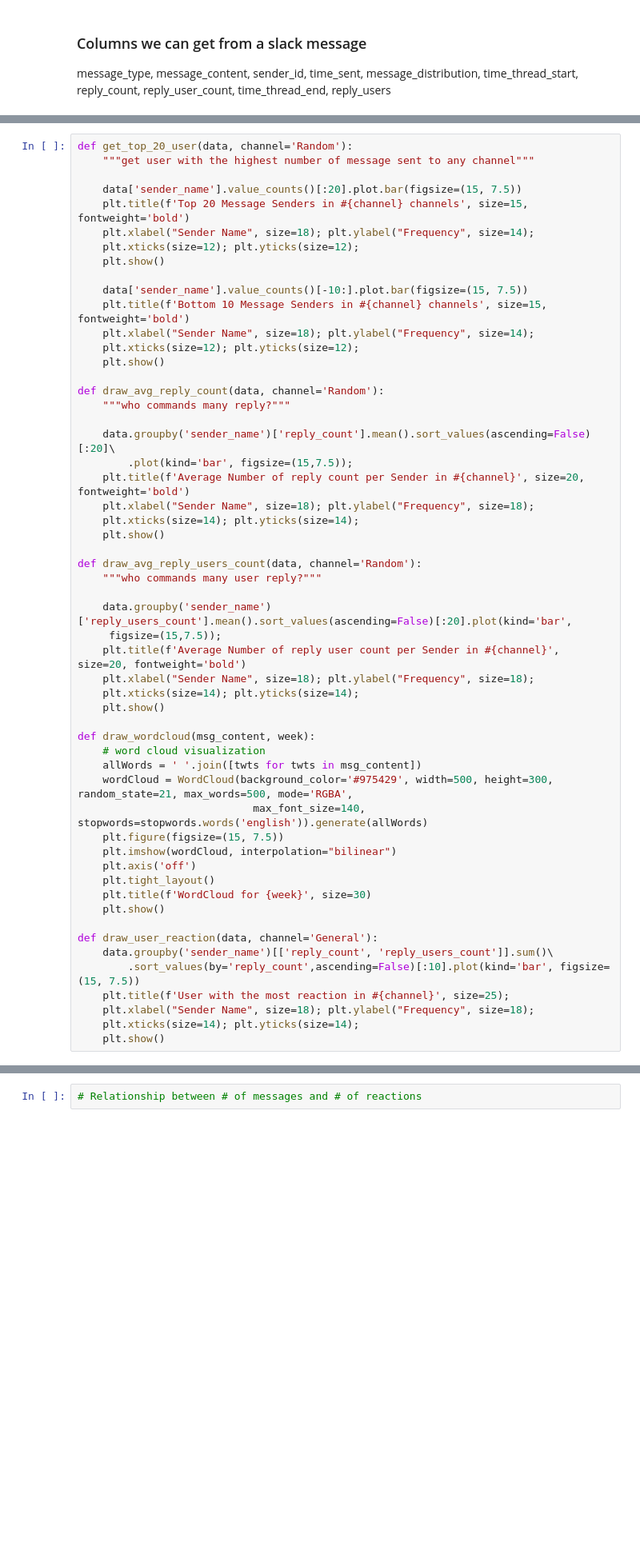
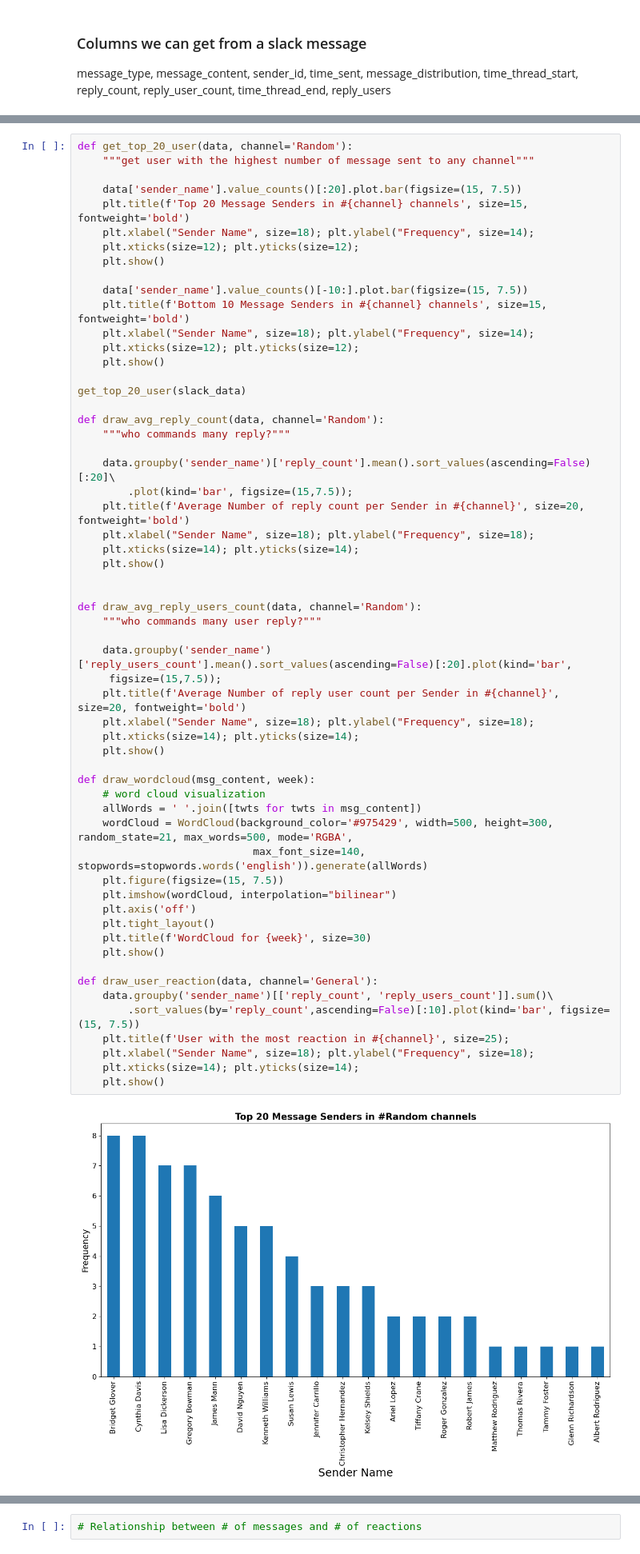
Before and after one commit to G1Daniel/week0-starter-code, a Jupyter notebook: notebooks/parse_slack_data.ipynb, the cells around one changed output, grey strips where cells are left out. Shown at 80% size. Saved outputs shown, nothing was run; the diff lists cells and outputs as text; blank space fills up the shorter version.

```diff
--- a/notebooks/parse_slack_data.ipynb
+++ b/notebooks/parse_slack_data.ipynb
@@ -232,6 +273,8 @@ def get_top_20_user(data, channel='Random'):
     plt.xticks(size=12); plt.yticks(size=12);
     plt.show()
 
+get_top_20_user(slack_data)
+
 def draw_avg_reply_count(data, channel='Random'):
     """who commands many reply?"""
 
@@ -241,33 +284,36 @@ def draw_avg_reply_count(data, channel='Random'):
     plt.xlabel("Sender Name", size=18); plt.ylabel("Frequency", size=18);
     plt.xticks(size=14); plt.yticks(size=14);
     plt.show()
+
 
 def draw_avg_reply_users_count(data, channel='Random'):
     """who commands many user reply?"""
 
     data.groupby('sender_name')['reply_users_count'].mean().sort_values(ascending=False)[:20].plot(kind='bar',
      figsize=(15,7.5));
     plt.title(f'Average Number of reply user count per Sender in #{channel}', size=20, fontweight='bold')
     plt.xlabel("Sender Name", size=18); plt.ylabel("Frequency", size=18);
     plt.xticks(size=14); plt.yticks(size=14);
     plt.show()
 
 def draw_wordcloud(msg_content, week):
     # word cloud visualization
     allWords = ' '.join([twts for twts in msg_content])
     wordCloud = WordCloud(background_color='#975429', width=500, height=300, random_state=21, max_words=500, mode='RGBA',
                             max_font_size=140, stopwords=stopwords.words('english')).generate(allWords)
     plt.figure(figsize=(15, 7.5))
     plt.imshow(wordCloud, interpolation="bilinear")
     plt.axis('off')
     plt.tight_layout()
     plt.title(f'WordCloud for {week}', size=30)
     plt.show()
 
 def draw_user_reaction(data, channel='General'):
     data.groupby('sender_name')[['reply_count', 'reply_users_count']].sum()\
         .sort_values(by='reply_count',ascending=False)[:10].plot(kind='bar', figsize=(15, 7.5))
     plt.title(f'User with the most reaction in #{channel}', size=25);
     plt.xlabel("Sender Name", size=18); plt.ylabel("Frequency", size=18);
     plt.xticks(size=14); plt.yticks(size=14);
     plt.show()
+# %% [output]
+[figure, added]
```
Also changed, not shown: parts of 15 cells of this notebook, 1 other file.
